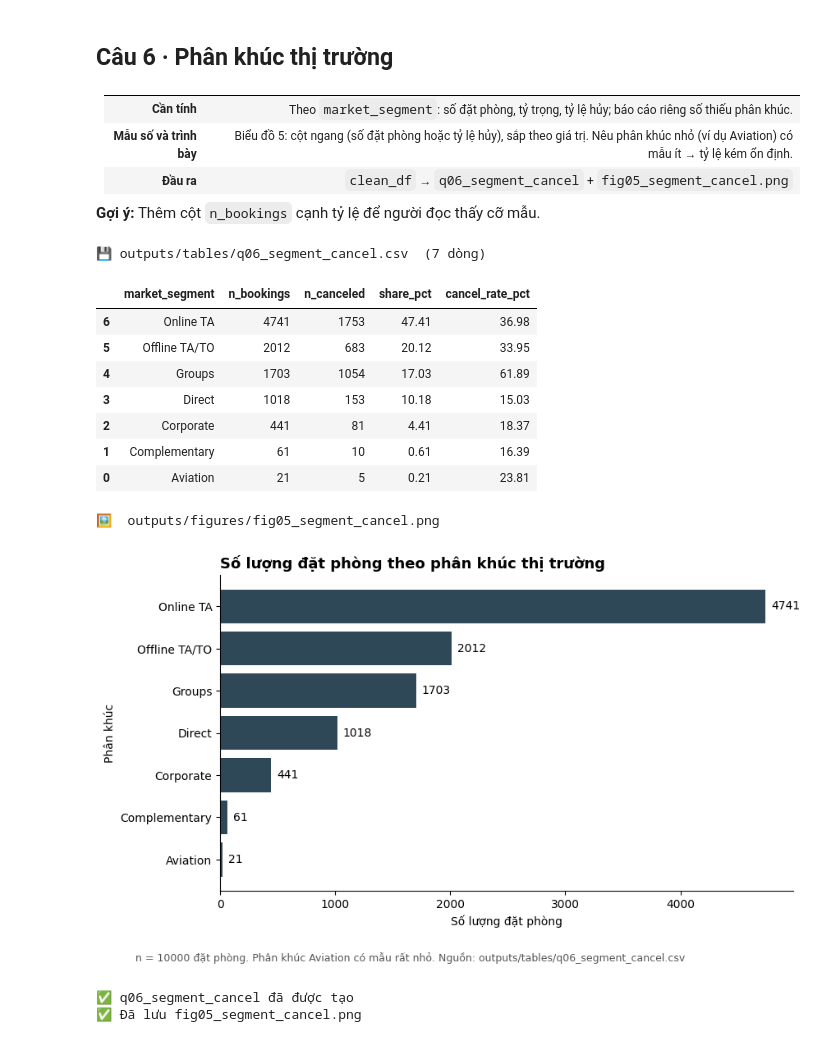
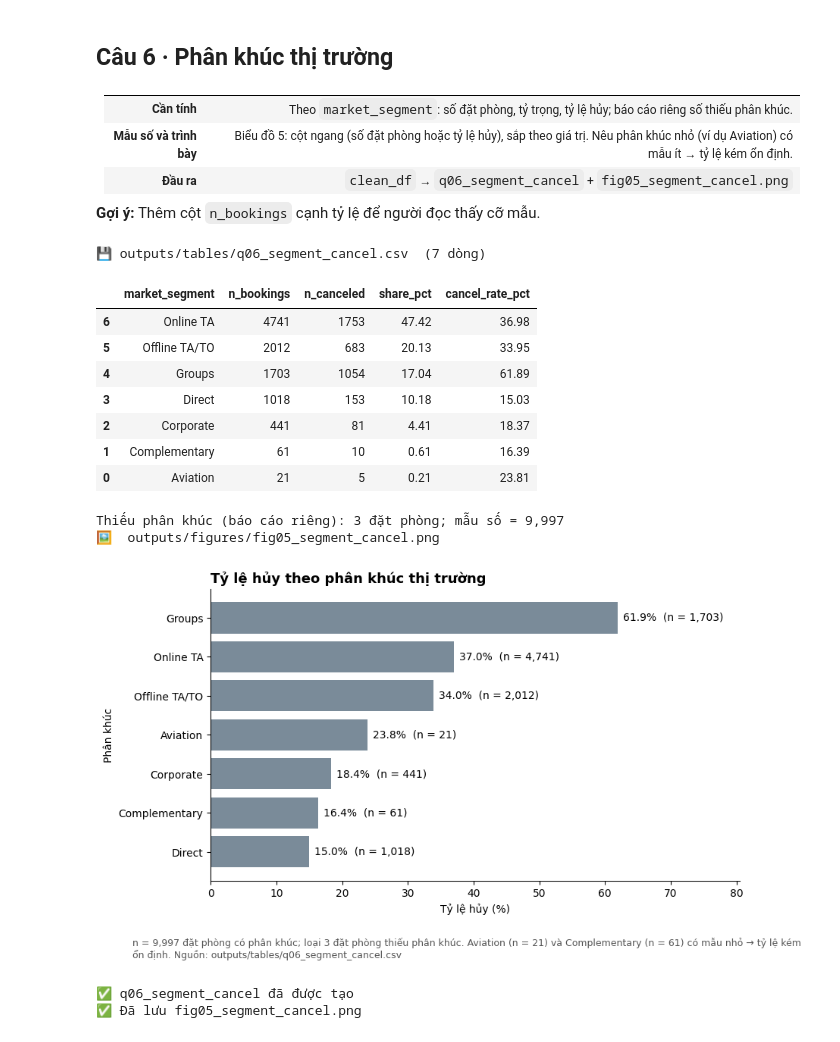
Before and after one commit to hanhathuy/hotel-booking-analysis, a Jupyter notebook: hotel_student_starter.ipynb, the cells around one changed output. Drawn from its saved outputs; the diff is of its cells as text; code cells hidden in the pictures.

Commit message:
Đã Fix và sửa xong Code theo gợi ý của Claude

```diff
--- a/hotel_student_starter.ipynb
+++ b/hotel_student_starter.ipynb
@@ -1505,0 +1455,19 @@ log_step('B7', 'country', 'Mã quốc gia chưa chuẩn hóa hoặc chứa tên
+# %%
+# B7 · Mã quốc gia
+COUNTRY_MAP = {'PORTUGAL': 'PRT', 'UNITED KINGDOM': 'GBR', 'UK': 'GBR', 'SPAIN': 'ESP', 'FRANCE': 'FRA', 'GERMANY': 'DEU'}
+
+s_now = df['country'].astype('string')
+s_orig = raw_df.loc[df.index, 'country'].astype('string')
+s_up = s_now.str.strip().str.upper()
+country_mapped = s_up.replace(COUNTRY_MAP)
+is_iso = country_mapped.str.fullmatch(r'[A-Z]{2,3}').fillna(False).astype(bool)
+df['country'] = country_mapped.where(is_iso, pd.NA).astype('string')
+
+nonstd_raw = ~s_orig.str.fullmatch(r'[A-Z]{3}').fillna(False).astype(bool)
+changed_c = df['country'].notna() & (s_orig != df['country'])
+new_na = s_now.notna() & df['country'].isna()
+log_step('B7', 'country', 'Mã quốc gia chữ thường/thừa khoảng trắng hoặc viết tên đầy đủ (prt, " PRT", Portugal, UK, United Kingdom…)',
+         "ô gốc không khớp ^[A-Z]{3}$ (không tính ô thiếu)", 'Viết hoa, bỏ khoảng trắng, ánh xạ tên đầy đủ → mã ISO; giữ nguyên mã CN',
+         changed_c.sum(), changed_c.sum(), 0, example_ids(df, changed_c, k=5), 'Mục 5.1/B7',
+         f"country ∈ [A-Z]{{2,3}} hoặc thiếu; thiếu có sẵn: {int(s_now.isna().sum())}; ô bị biến thành thiếu mới: {int(new_na.sum())}; giữ nguyên CN: {int((df['country'] == 'CN').sum())} dòng")
+print('Đã hoàn thành B7.')
@@ -2435,47 +2603,41 @@ False
 
 **Gợi ý:** Thêm cột `n_bookings` cạnh tỷ lệ để người đọc thấy cỡ mẫu.
 # %%
-# 1. Tính toán bảng q06_segment_cancel
-segment_df = clean_df.copy()
-q06 = segment_df.groupby('market_segment').agg(
-    n_bookings=('booking_id', 'count'),
-    n_canceled=('is_canceled', 'sum')
-).reset_index()
-
-# Tính tỷ trọng (% share) và tỷ lệ hủy (% cancel_rate)
-q06['share_pct'] = (q06['n_bookings'] / len(segment_df) * 100).round(2)
-q06['cancel_rate_pct'] = (q06['n_canceled'] / q06['n_bookings'] * 100).round(2)
-q06 = q06.sort_values('n_bookings', ascending=False)
-
+# Câu 6 · Phân khúc thị trường — mẫu số = đặt phòng CÓ phân khúc
+seg = clean_df[clean_df['market_segment'].notna()]
+n_missing_seg = int(clean_df['market_segment'].isna().sum())
+q06 = (seg.groupby('market_segment')
+          .agg(n_bookings=('booking_id', 'count'), n_canceled=('is_canceled', lambda x: (x == 1).sum()), n_known=('is_canceled', 'count'))
+          .reset_index())
+q06['share_pct'] = (q06['n_bookings'] / len(seg) * 100).round(2)
+q06['cancel_rate_pct'] = (q06['n_canceled'] / q06['n_known'] * 100).round(2)
+q06 = q06.drop(columns='n_known').sort_values('n_bookings', ascending=False)
 save_table(q06, 'q06_segment_cancel')
 display(q06)
-# 2. Vẽ biểu đồ fig05_segment_cancel
+print(f'Thiếu phân khúc (báo cáo riêng): {n_missing_seg} đặt phòng; mẫu số = {len(seg):,}')
+
 fig, ax = plt.subplots(figsize=FIGSIZE)
-q06_plot = q06.sort_values('n_bookings', ascending=True)
-bars = ax.barh(q06_plot["market_segment"], q06_plot["n_bookings"], color="#2F4858")
-ax.bar_label(bars, padding=5)
-finish_chart(
-    ax,
-    'Số lượng đặt phòng theo phân khúc thị trường',
-    'Số lượng đặt phòng',
-    'Phân khúc',
-    note=f"n = {len(segment_df)} đặt phòng. Phân khúc Aviation có mẫu rất nhỏ. Nguồn: outputs/tables/q06_segment_cancel.csv"
-)
-
+p = q06.sort_values('cancel_rate_pct', ascending=True)
+bars = ax.barh(p['market_segment'], p['cancel_rate_pct'], color='#7A8B99')
+ax.bar_label(bars, labels=[f"{r:.1f}%  (n = {n:,})" for r, n in zip(p['cancel_rate_pct'], p['n_bookings'])], padding=5)
+ax.set_xlim(0, p['cancel_rate_pct'].max() * 1.3)
+finish_chart(ax, 'Tỷ lệ hủy theo phân khúc thị trường', 'Tỷ lệ hủy (%)', 'Phân khúc',
+             note=f"n = {len(seg):,} đặt phòng có phân khúc; loại {n_missing_seg} đặt phòng thiếu phân khúc. Aviation (n = 21) và Complementary (n = 61) có mẫu nhỏ → tỷ lệ kém ổn định. Nguồn: outputs/tables/q06_segment_cancel.csv")
 save_fig(fig, 'fig05_segment_cancel')
 plt.show()
 # %% [output]
 💾 outputs/tables/q06_segment_cancel.csv  (7 dòng)
 |  | market_segment | n_bookings | n_canceled | share_pct | cancel_rate_pct |
-| 6 | Online TA | 4741 | 1753 | 47.41 | 36.98 |
-| 5 | Offline TA/TO | 2012 | 683 | 20.12 | 33.95 |
-| 4 | Groups | 1703 | 1054 | 17.03 | 61.89 |
+| 6 | Online TA | 4741 | 1753 | 47.42 | 36.98 |
+| 5 | Offline TA/TO | 2012 | 683 | 20.13 | 33.95 |
+| 4 | Groups | 1703 | 1054 | 17.04 | 61.89 |
 | 3 | Direct | 1018 | 153 | 10.18 | 15.03 |
 | 2 | Corporate | 441 | 81 | 4.41 | 18.37 |
 | 1 | Complementary | 61 | 10 | 0.61 | 16.39 |
 | 0 | Aviation | 21 | 5 | 0.21 | 23.81 |
+Thiếu phân khúc (báo cáo riêng): 3 đặt phòng; mẫu số = 9,997
 🖼️  outputs/figures/fig05_segment_cancel.png
-[figure, old version]
+[figure, new version]
 # %%
 check('q06_segment_cancel đã được tạo', lambda: q06 is not None and len(q06) > 0)
 check('Đã lưu fig05_segment_cancel.png', lambda: (OUTPUT_DIR / 'figures' / 'fig05_segment_cancel.png').exists())
```
Also changed, not shown: parts of 54 cells of this notebook.
